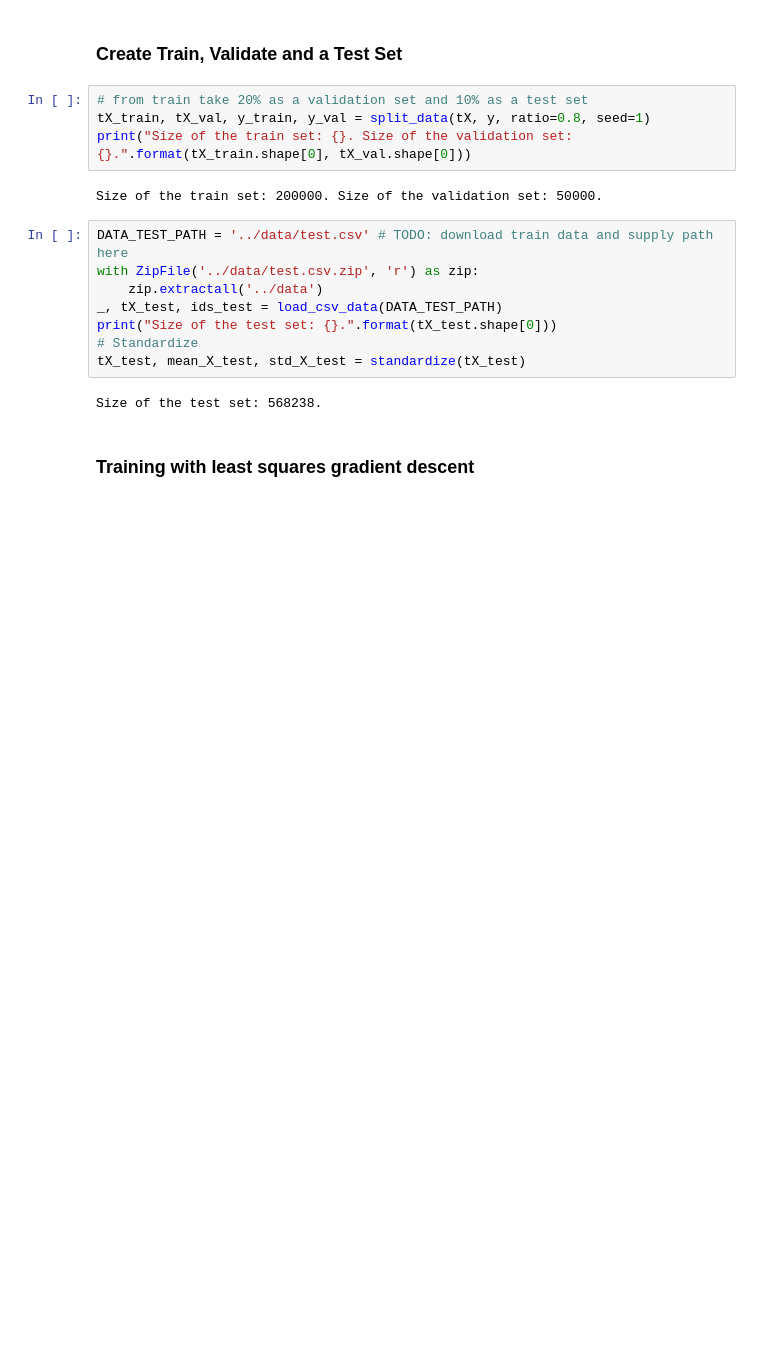
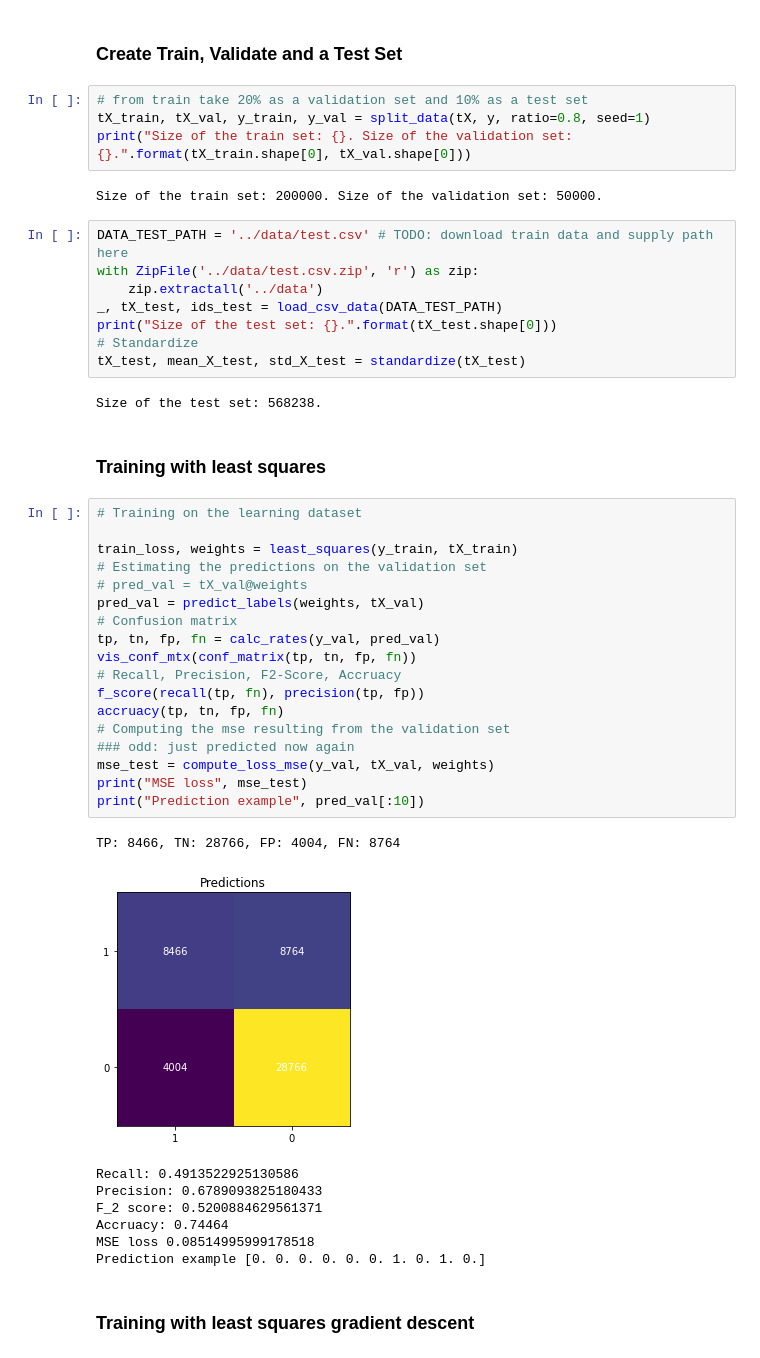
Before and after one commit to CS-433/ml-project-1-mgo, a Jupyter notebook: project1/scripts/project1.ipynb, the cells around one changed output. Drawn from its saved outputs; the diff is of its cells as text; blank space fills up the shorter version.

```diff
--- a/project1/scripts/project1.ipynb
+++ b/project1/scripts/project1.ipynb
@@ -67,6 +67,35 @@ print("Size of the test set: {}.".format(tX_test.shape[0]))
 tX_test, mean_X_test, std_X_test = standardize(tX_test)
 # %% [output]
 Size of the test set: 568238.
+# %% [markdown]
+### Training with least squares
+# %%
+# Training on the learning dataset
+
+train_loss, weights = least_squares(y_train, tX_train)
+# Estimating the predictions on the validation set
+# pred_val = tX_val@weights
+pred_val = predict_labels(weights, tX_val)
+# Confusion matrix
+tp, tn, fp, fn = calc_rates(y_val, pred_val)
+vis_conf_mtx(conf_matrix(tp, tn, fp, fn))
+# Recall, Precision, F2-Score, Accruacy
+f_score(recall(tp, fn), precision(tp, fp))
+accruacy(tp, tn, fp, fn)
+# Computing the mse resulting from the validation set
+### odd: just predicted now again
+mse_test = compute_loss_mse(y_val, tX_val, weights)
+print("MSE loss", mse_test)
+print("Prediction example", pred_val[:10])
+# %% [output]
+TP: 8466, TN: 28766, FP: 4004, FN: 8764
+[figure, added]
+Recall: 0.4913522925130586
+Precision: 0.6789093825180433
+F_2 score: 0.5200884629561371
+Accruacy: 0.74464
+MSE loss 0.08514995999178518
+Prediction example [0. 0. 0. 0. 0. 0. 1. 0. 1. 0.]
 # %% [markdown]
 ### Training with least squares gradient descent
 # %%
```
Also changed, not shown: parts of 8 cells of this notebook, 2 other files.
